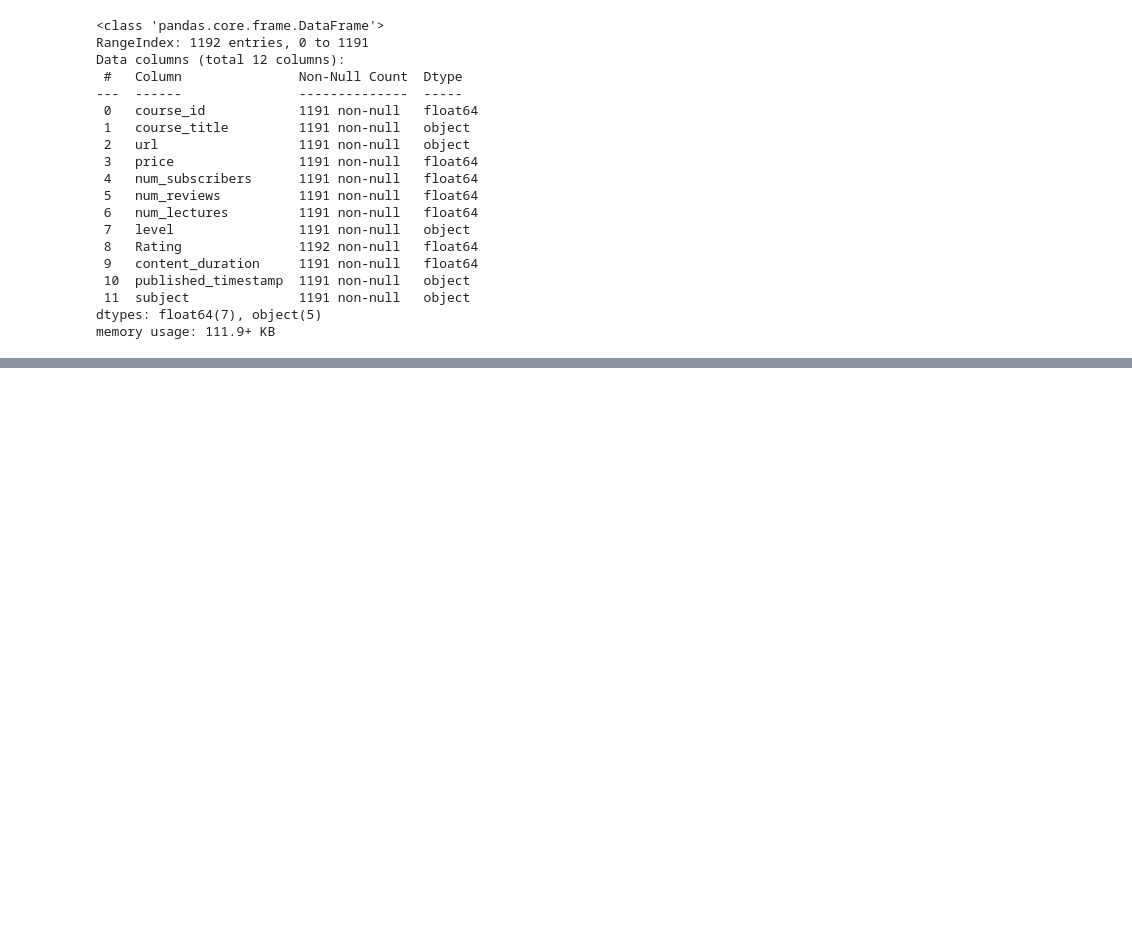
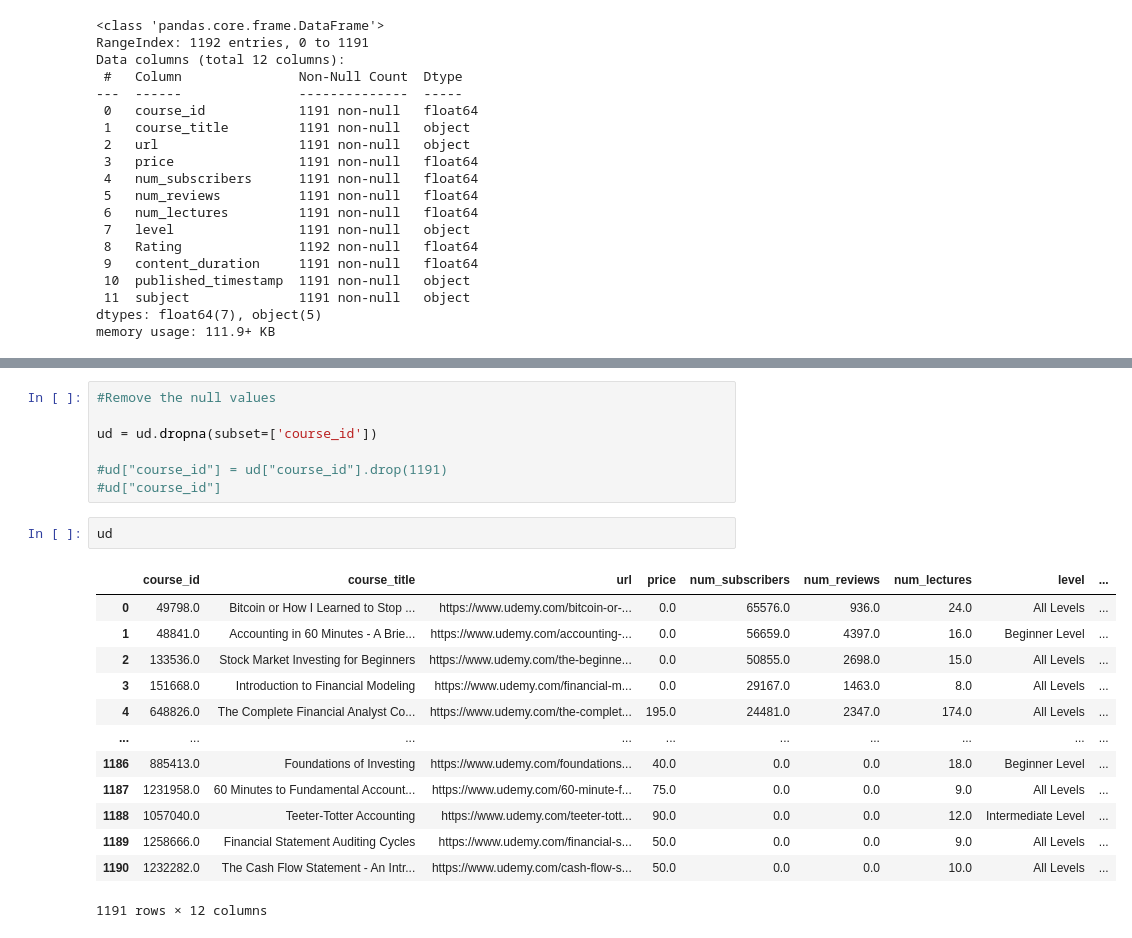
Before and after one commit to Ismael-San/Project_4_Udemy, a Jupyter notebook: Udemy_project.ipynb, the cells around one changed output, grey strips where cells are left out. Drawn from its saved outputs; the diff is of its cells as text; blank space fills up the shorter version.

```diff
--- a/Udemy_project.ipynb
+++ b/Udemy_project.ipynb
@@ -54,0 +89,23 @@ memory usage: 111.9+ KB
+# %%
+#Remove the null values
+
+ud = ud.dropna(subset=['course_id'])
+
+#ud["course_id"] = ud["course_id"].drop(1191)
+#ud["course_id"]
+# %%
+ud
+# %% [output]
+|  | course_id | course_title | url | price | num_subscribers | num_reviews | num_lectures | level | ... |
+| 0 | 49798.0 | Bitcoin or How I Learned to Stop ... | https://www.udemy.com/bitcoin-or-... | 0.0 | 65576.0 | 936.0 | 24.0 | All Levels | ... |
+| 1 | 48841.0 | Accounting in 60 Minutes - A Brie... | https://www.udemy.com/accounting-... | 0.0 | 56659.0 | 4397.0 | 16.0 | Beginner Level | ... |
+| 2 | 133536.0 | Stock Market Investing for Beginners | https://www.udemy.com/the-beginne... | 0.0 | 50855.0 | 2698.0 | 15.0 | All Levels | ... |
+| 3 | 151668.0 | Introduction to Financial Modeling | https://www.udemy.com/financial-m... | 0.0 | 29167.0 | 1463.0 | 8.0 | All Levels | ... |
+| 4 | 648826.0 | The Complete Financial Analyst Co... | https://www.udemy.com/the-complet... | 195.0 | 24481.0 | 2347.0 | 174.0 | All Levels | ... |
+| ... | ... | ... | ... | ... | ... | ... | ... | ... | ... |
+| 1186 | 885413.0 | Foundations of Investing | https://www.udemy.com/foundations... | 40.0 | 0.0 | 0.0 | 18.0 | Beginner Level | ... |
+| 1187 | 1231958.0 | 60 Minutes to Fundamental Account... | https://www.udemy.com/60-minute-f... | 75.0 | 0.0 | 0.0 | 9.0 | All Levels | ... |
+| 1188 | 1057040.0 | Teeter-Totter Accounting | https://www.udemy.com/teeter-tott... | 90.0 | 0.0 | 0.0 | 12.0 | Intermediate Level | ... |
+| 1189 | 1258666.0 | Financial Statement Auditing Cycles | https://www.udemy.com/financial-s... | 50.0 | 0.0 | 0.0 | 9.0 | All Levels | ... |
+| 1190 | 1232282.0 | The Cash Flow Statement - An Intr... | https://www.udemy.com/cash-flow-s... | 50.0 | 0.0 | 0.0 | 10.0 | All Levels | ... |
+1191 rows × 12 columns
```
Also changed, not shown: parts of 7 cells of this notebook.
